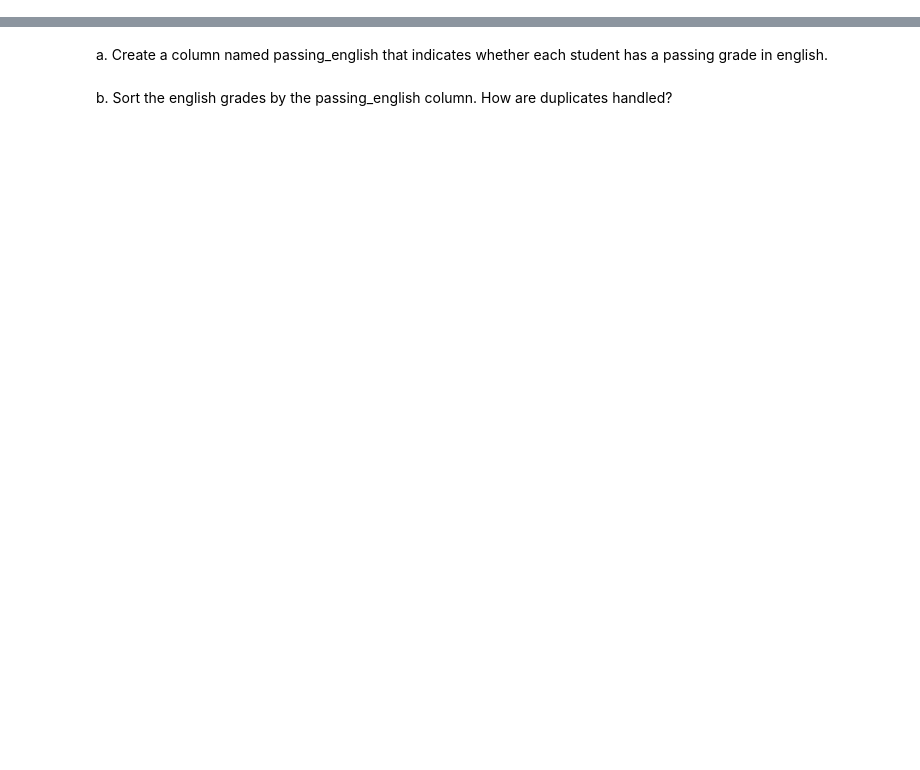
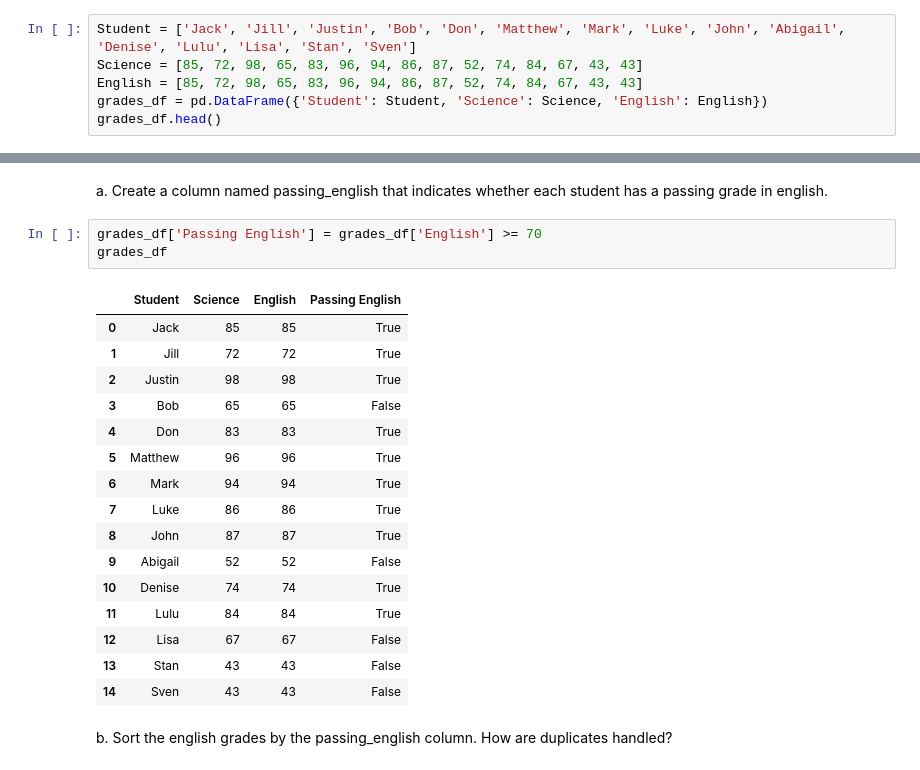
Before and after one commit to QMCBT-JustinEvans/numpy-pandas-visualization-exercises, a Jupyter notebook: dataframes.ipynb, the cells around one changed output, grey strips where cells are left out. Saved outputs shown, nothing was run; the diff lists cells and outputs as text; blank space fills up the shorter version.

```diff
--- a/dataframes.ipynb
+++ b/dataframes.ipynb
@@ -41,0 +42,6 @@ data(item=None, show_doc=True)
+# %%
+Student = ['Jack', 'Jill', 'Justin', 'Bob', 'Don', 'Matthew', 'Mark', 'Luke', 'John', 'Abigail', 'Denise', 'Lulu', 'Lisa', 'Stan', 'Sven']
+Science = [85, 72, 98, 65, 83, 96, 94, 86, 87, 52, 74, 84, 67, 43, 43]
+English = [85, 72, 98, 65, 83, 96, 94, 86, 87, 52, 74, 84, 67, 43, 43]
+grades_df = pd.DataFrame({'Student': Student, 'Science': Science, 'English': English})
+grades_df.head()
@@ -42,4 +55,24 @@ data(item=None, show_doc=True)
 # %% [markdown]
 a. Create a column named passing_english that indicates whether each student has a passing grade in english.
+# %%
+grades_df['Passing English'] = grades_df['English'] >= 70
+grades_df
+# %% [output]
+|  | Student | Science | English | Passing English |
+| 0 | Jack | 85 | 85 | True |
+| 1 | Jill | 72 | 72 | True |
+| 2 | Justin | 98 | 98 | True |
+| 3 | Bob | 65 | 65 | False |
+| 4 | Don | 83 | 83 | True |
+| 5 | Matthew | 96 | 96 | True |
+| 6 | Mark | 94 | 94 | True |
+| 7 | Luke | 86 | 86 | True |
+| 8 | John | 87 | 87 | True |
+| 9 | Abigail | 52 | 52 | False |
+| 10 | Denise | 74 | 74 | True |
+| 11 | Lulu | 84 | 84 | True |
+| 12 | Lisa | 67 | 67 | False |
+| 13 | Stan | 43 | 43 | False |
+| 14 | Sven | 43 | 43 | False |
 # %% [markdown]
 b. Sort the english grades by the passing_english column. How are duplicates handled?
```
Also changed, not shown: parts of 28 cells of this notebook.
